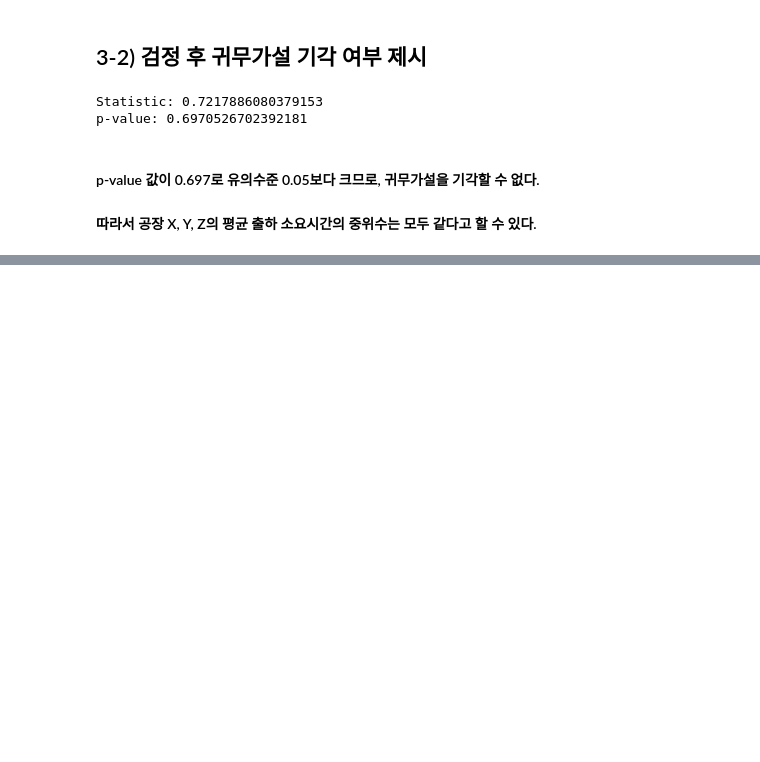
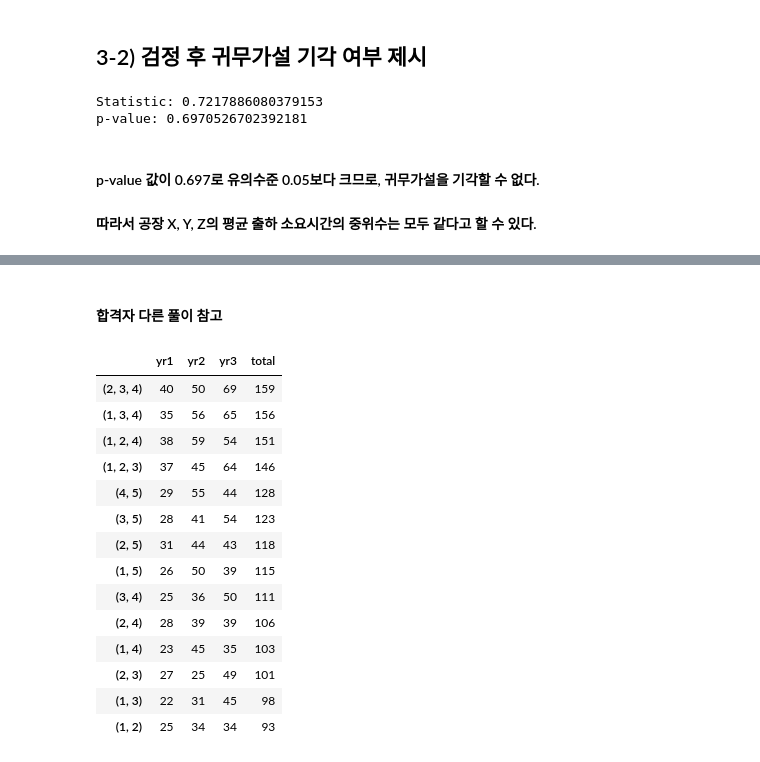
Before and after one commit to Minju-nimm/ADP, a Jupyter notebook: 기출/ADP_통계기출_28_25.ipynb, the cells around one changed output, grey strips where cells are left out. Drawn from its saved outputs; the diff is of its cells as text; code cells hidden in the pictures; blank space fills up the shorter version.

```diff
--- a/기출/ADP_통계기출_28_25.ipynb
+++ b/기출/ADP_통계기출_28_25.ipynb
@@ -1487,0 +1600,50 @@ p-value: 0.6970526702392181
+# %% [markdown]
+#### 합격자 다른 풀이 참고
+# %%
+from itertools import combinations
+import pandas as pd
+
+investment_df = pd.DataFrame([[10, 20, 15],
+                              [15, 14, 19],
+                              [12, 11, 30],
+                              [13, 25, 20],
+                              [16, 30, 24]], index=[1, 2, 3, 4, 5], columns=['yr1', 'yr2', 'yr3'])
+
+
+items = [1, 2, 3, 4, 5]
+
+combination_list = list(combinations(items, 2))+list(combinations(items, 3))
+
+result_df = pd.DataFrame()
+
+for c in combination_list:
+
+    temp_df = pd.DataFrame()
+    for item in items:
+        if item in c:
+            temp_df = pd.concat([temp_df, investment_df.loc[item]], axis=1)
+
+    result_df = pd.concat([result_df, temp_df.sum(axis=1)], axis=1)
+
+result_df.columns = combination_list
+
+df_t = result_df.T
+df_t = df_t[(df_t['yr1'] < 50) & (df_t['yr2'] < 60) & (df_t['yr3'] < 70)]
+df_t['total'] = df_t.sum(axis=1)
+df_t.sort_values(by='total', ascending=False)
+# %% [output]
+|  | yr1 | yr2 | yr3 | total |
+| (2, 3, 4) | 40 | 50 | 69 | 159 |
+| (1, 3, 4) | 35 | 56 | 65 | 156 |
+| (1, 2, 4) | 38 | 59 | 54 | 151 |
+| (1, 2, 3) | 37 | 45 | 64 | 146 |
+| (4, 5) | 29 | 55 | 44 | 128 |
+| (3, 5) | 28 | 41 | 54 | 123 |
+| (2, 5) | 31 | 44 | 43 | 118 |
+| (1, 5) | 26 | 50 | 39 | 115 |
+| (3, 4) | 25 | 36 | 50 | 111 |
+| (2, 4) | 28 | 39 | 39 | 106 |
+| (1, 4) | 23 | 45 | 35 | 103 |
+| (2, 3) | 27 | 25 | 49 | 101 |
+| (1, 3) | 22 | 31 | 45 | 98 |
+| (1, 2) | 25 | 34 | 34 | 93 |
```
Also changed, not shown: parts of 34 cells of this notebook.
